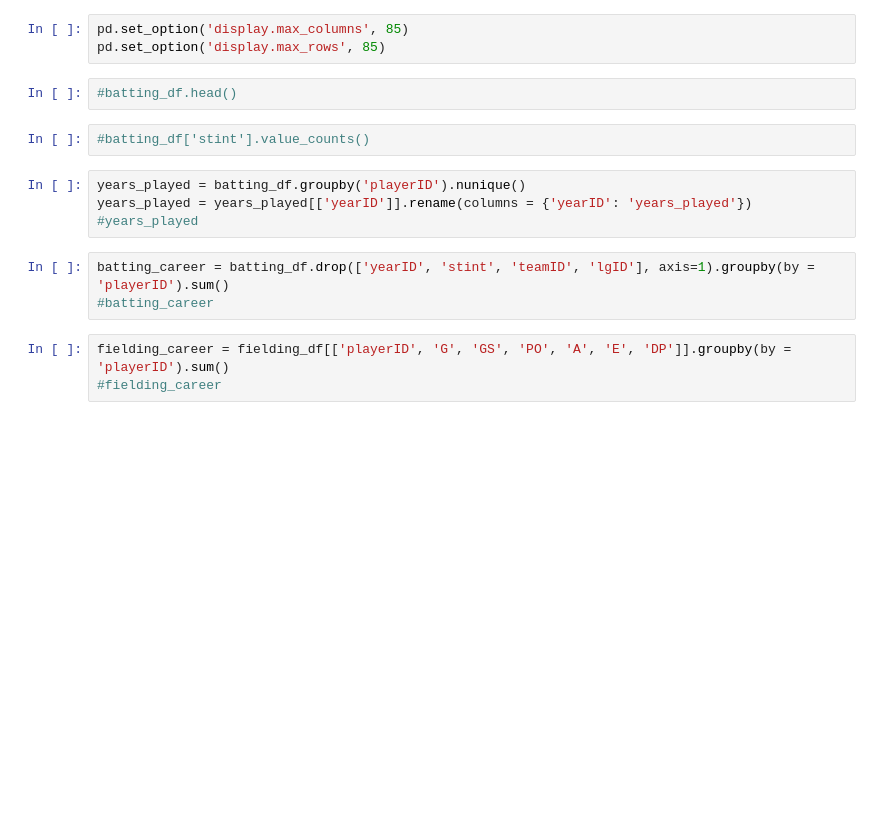
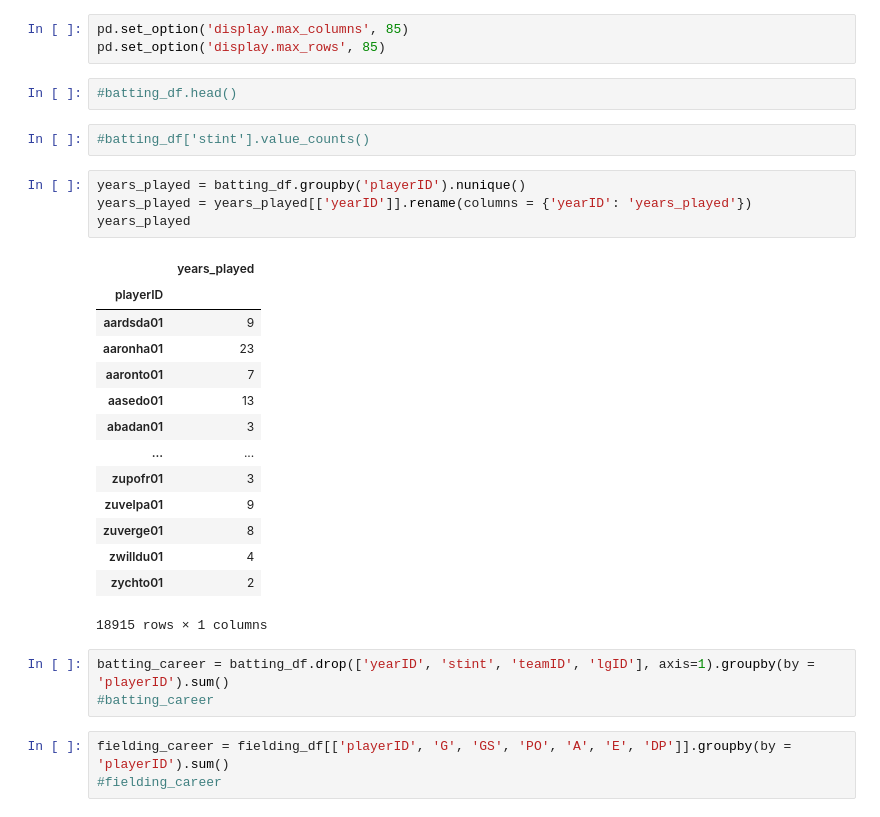
Before and after one commit to floattheboat/baseball-analyses, a Jupyter notebook: python/hof-batters.ipynb, the cells around one changed output. Saved outputs shown, nothing was run; the diff lists cells and outputs as text; blank space fills up the shorter version.

```diff
--- a/python/hof-batters.ipynb
+++ b/python/hof-batters.ipynb
@@ -22,7 +22,22 @@ pd.set_option('display.max_rows', 85)
 # %%
 years_played = batting_df.groupby('playerID').nunique()
 years_played = years_played[['yearID']].rename(columns = {'yearID': 'years_played'})
-#years_played
+years_played
+# %% [output]
+|  | years_played |
+| playerID |  |
+| aardsda01 | 9 |
+| aaronha01 | 23 |
+| aaronto01 | 7 |
+| aasedo01 | 13 |
+| abadan01 | 3 |
+| ... | ... |
+| zupofr01 | 3 |
+| zuvelpa01 | 9 |
+| zuverge01 | 8 |
+| zwilldu01 | 4 |
+| zychto01 | 2 |
+18915 rows × 1 columns
 # %%
 batting_career = batting_df.drop(['yearID', 'stint', 'teamID', 'lgID'], axis=1).groupby(by = 'playerID').sum()
 #batting_career
```
Also changed, not shown: parts of 9 cells of this notebook.
